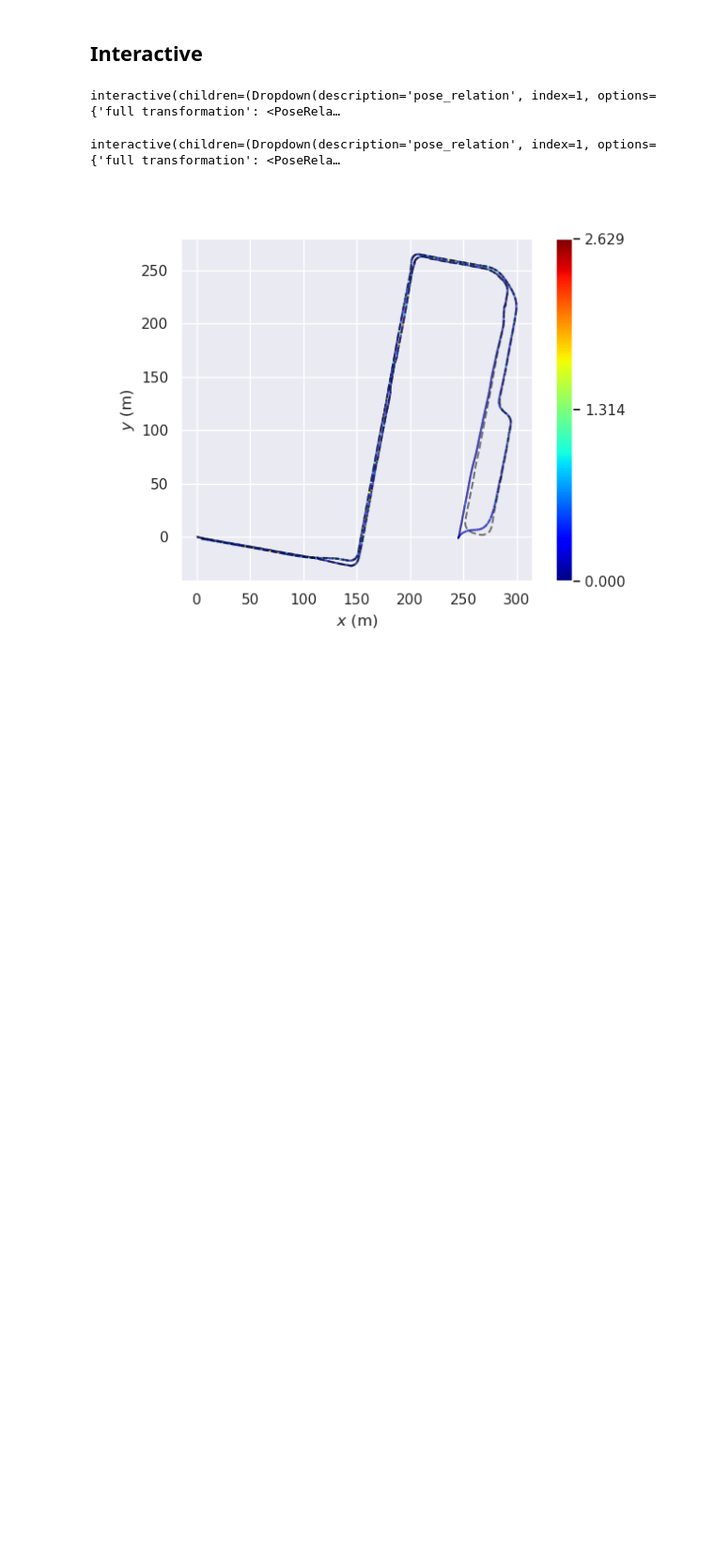
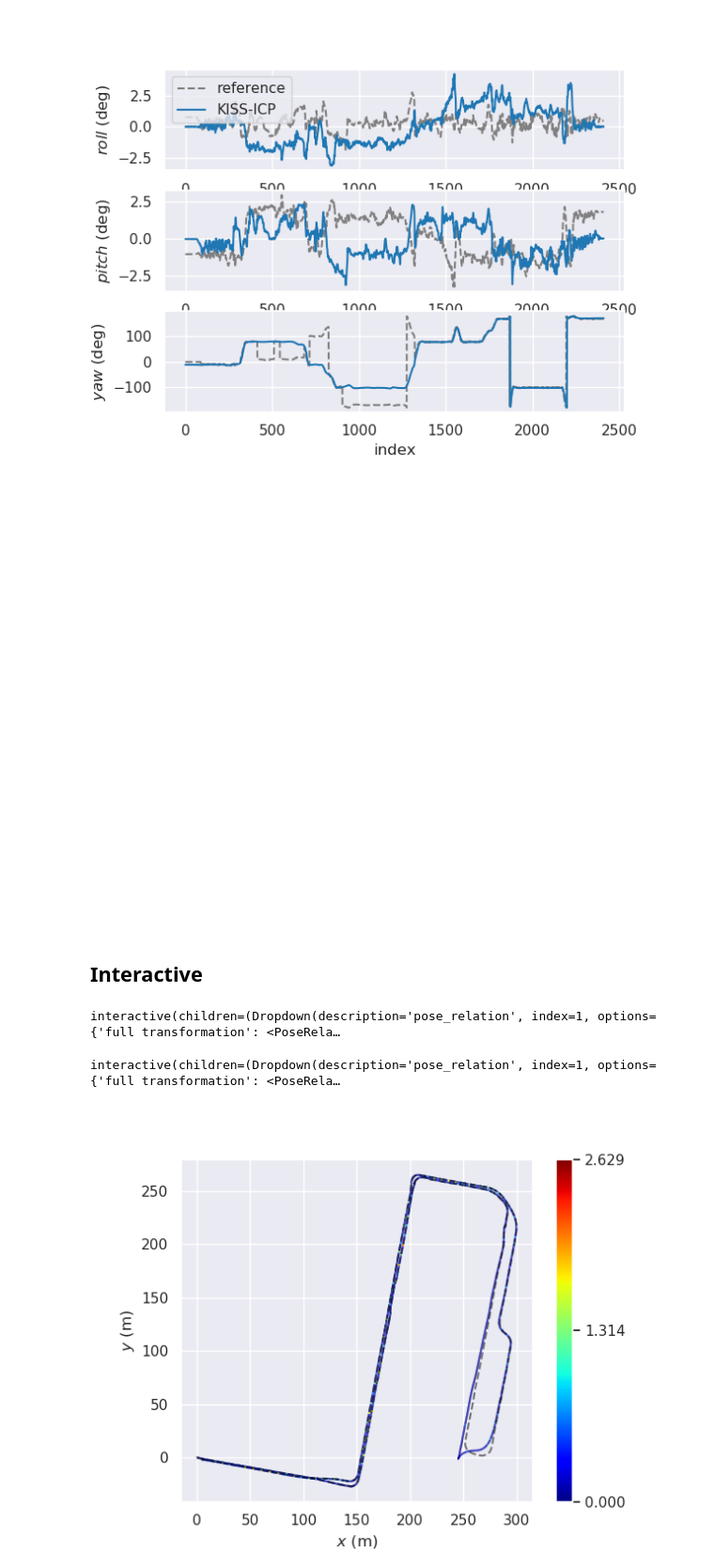
Before and after one commit to Jul310/kiss-icp, a Jupyter notebook: tum_eval/ekf_gps_analysis.ipynb, the cells around one changed output. Shown at 94% size. Cells and saved outputs as stored; diff of their text form; code cells hidden in the pictures; blank space fills up the shorter version.

```diff
--- a/tum_eval/ekf_gps_analysis.ipynb
+++ b/tum_eval/ekf_gps_analysis.ipynb
@@ -53,3 +51,8 @@ plot_compare(kiss_compare_traj)
+# %%
+stats = plot_compare(kiss_compare_traj, print_stats=False, plot_error='rpy', est_name="KISS-ICP")
+# %% [output]
+[figure, added]
+[figure, added]
 # %% [markdown]
 ## Interactive
 # %%
```
Also changed, not shown: parts of 2 cells of this notebook, 1 other file.
